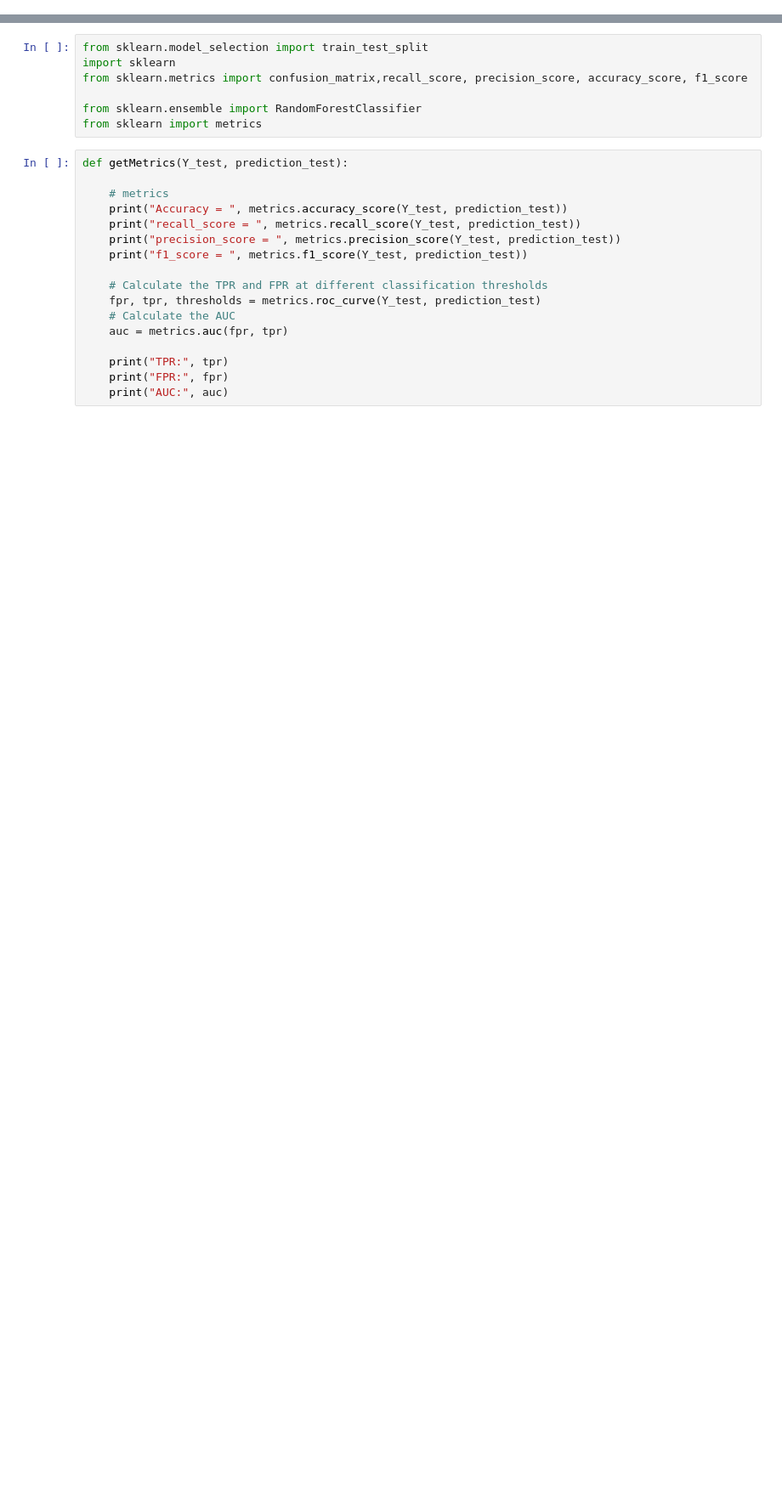
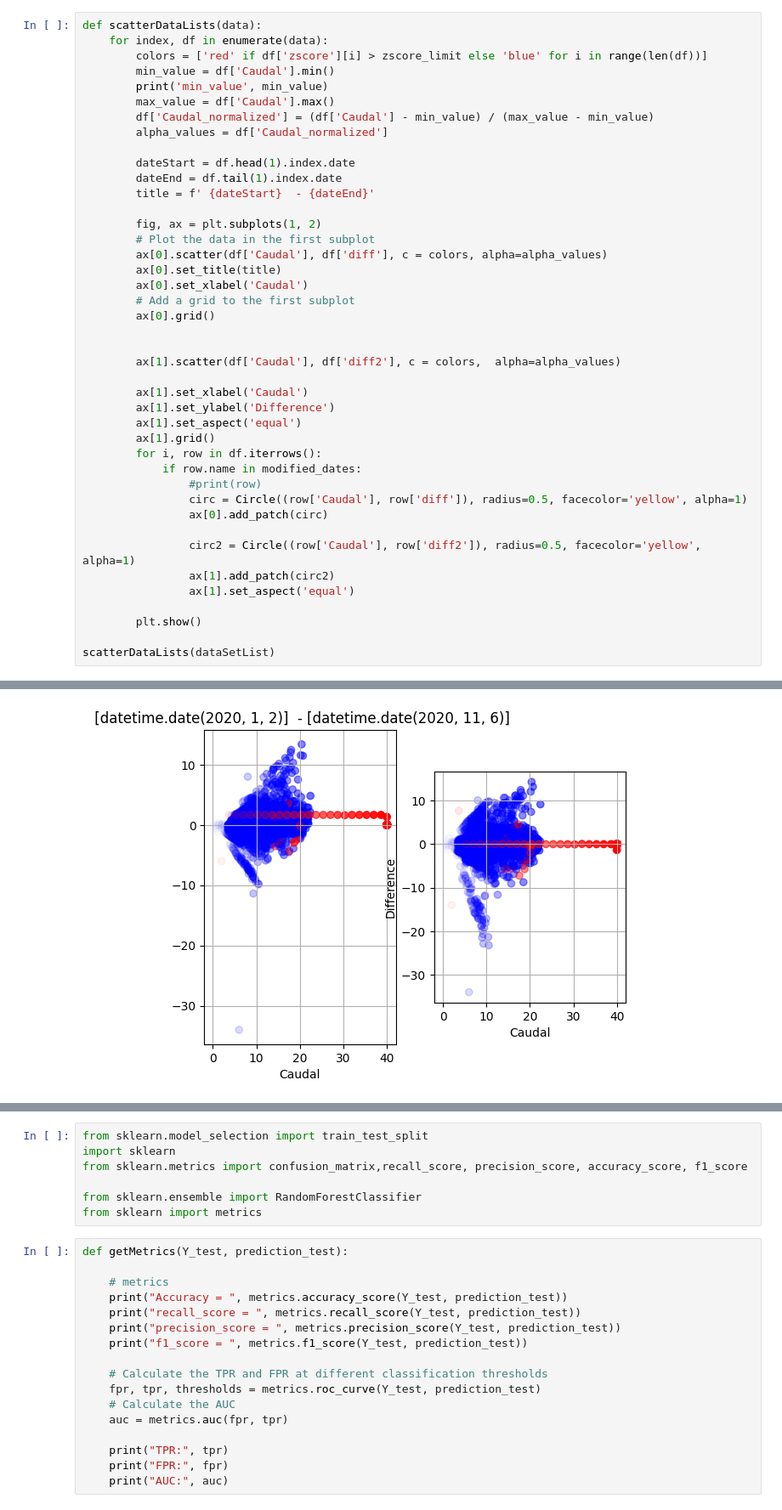
Before and after one commit to Francisc0F/projeto_licenciatura, a Jupyter notebook: caracterização de dados/Método random forest.ipynb, the cells around one changed output, grey strips where cells are left out. Shown at 85% size. Saved outputs shown, nothing was run; the diff lists cells and outputs as text; blank space fills up the shorter version.

```diff
--- a/caracterização de dados/Método random forest.ipynb
+++ b/caracterização de dados/Método random forest.ipynb
@@ -148,0 +81,43 @@ plt.show()
+# %%
+def scatterDataLists(data):
+    for index, df in enumerate(data):
+        colors = ['red' if df['zscore'][i] > zscore_limit else 'blue' for i in range(len(df))]
+        min_value = df['Caudal'].min()
+        print('min_value', min_value)
+        max_value = df['Caudal'].max()
+        df['Caudal_normalized'] = (df['Caudal'] - min_value) / (max_value - min_value)
+        alpha_values = df['Caudal_normalized']
+
+        dateStart = df.head(1).index.date
+        dateEnd = df.tail(1).index.date
+        title = f' {dateStart}  - {dateEnd}'
+
+        fig, ax = plt.subplots(1, 2)
+        # Plot the data in the first subplot
+        ax[0].scatter(df['Caudal'], df['diff'], c = colors, alpha=alpha_values)
+        ax[0].set_title(title)
+        ax[0].set_xlabel('Caudal')
+        # Add a grid to the first subplot
+        ax[0].grid()
+
+
+        ax[1].scatter(df['Caudal'], df['diff2'], c = colors,  alpha=alpha_values)
+
+        ax[1].set_xlabel('Caudal')
+        ax[1].set_ylabel('Difference')
+        ax[1].set_aspect('equal')
+        ax[1].grid()
+        for i, row in df.iterrows():
+            if row.name in modified_dates:
+                #print(row)
+                circ = Circle((row['Caudal'], row['diff']), radius=0.5, facecolor='yellow', alpha=1)
+                ax[0].add_patch(circ)
+
+                circ2 = Circle((row['Caudal'], row['diff2']), radius=0.5, facecolor='yellow', alpha=1)
+                ax[1].add_patch(circ2)
+                ax[1].set_aspect('equal')
+
+        plt.show()
+
+scatterDataLists(dataSetList)
+# %% [output]
@@ -148,0 +125 @@ plt.show()
+[figure, added]
```
Also changed, not shown: parts of 11 cells of this notebook, 1 other file.
